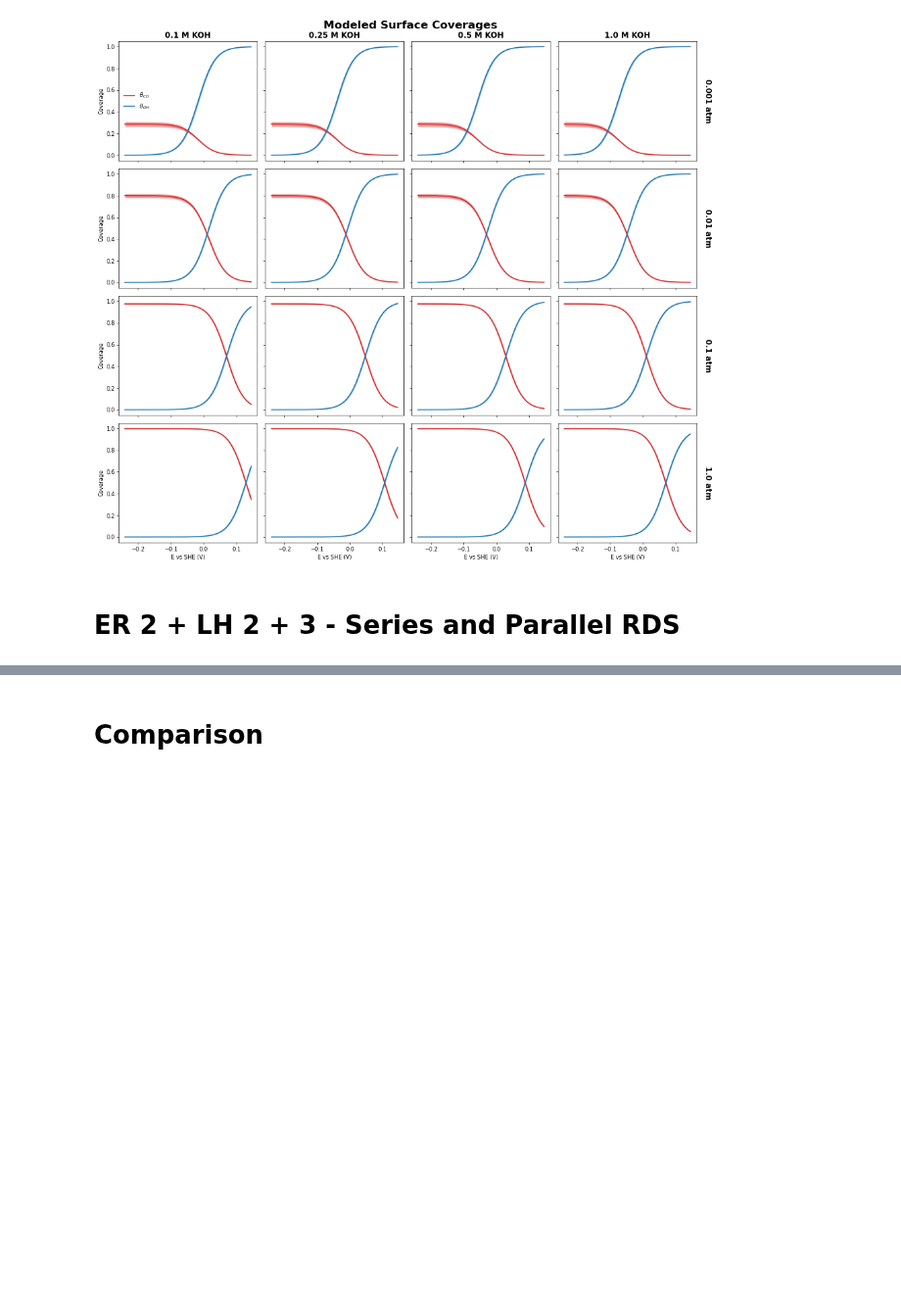
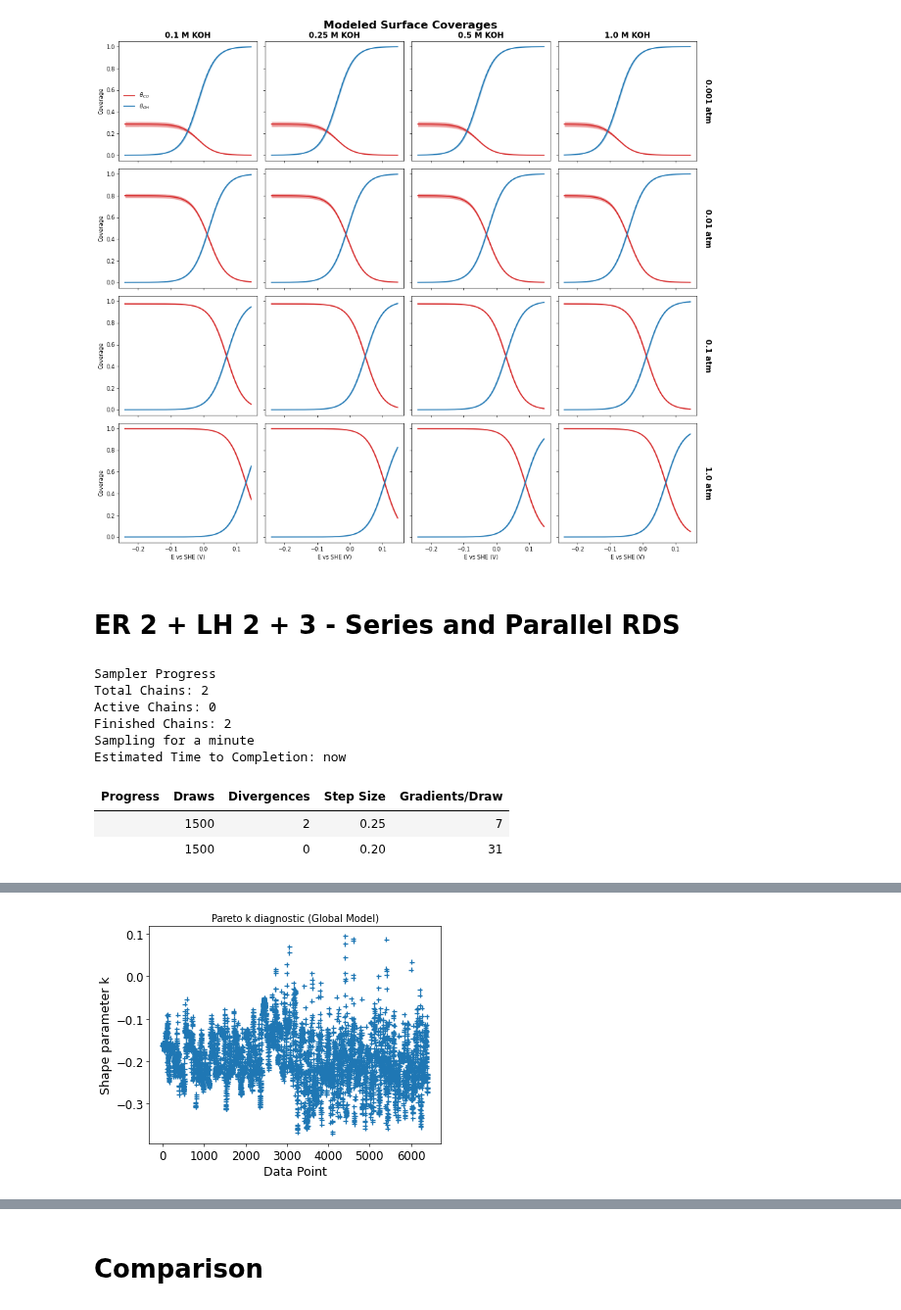
Before and after one commit to awasthivarun/MKM, a Jupyter notebook: CO_oxidation/Pt100_KOH_fitting.ipynb, the cells around one changed output, grey strips where cells are left out. Shown at 98% size. Cells and saved outputs as stored; diff of their text form; code cells hidden in the pictures; blank space fills up the shorter version.

```diff
--- a/CO_oxidation/Pt100_KOH_fitting.ipynb
+++ b/CO_oxidation/Pt100_KOH_fitting.ipynb
@@ -967,42 +891,79 @@ delta_CO: 0.579
 with pm.Model() as ER_LH_2_3:
     '''
     1. CO + * -> CO*
-    2a. CO* + OH- -> COOH* + (e-) (RDS)
-    2b. CO* + OH* -> COOH* + * (RDS)
+    2a. CO* + OH- -> COOH* + (e-) (RDS) (Reversible)
+    2b. CO* + OH* -> COOH* + * (RDS) (Reversible)
     3. COOH* + OH- -> CO2 + H2O + * + (e-) (RDS)
     4. OH- + * -> OH* + (e-)
     '''
     # Priors
-    deltaG1_0 = pm.Normal('deltaG1_0', mu=-0.5, sigma=0.2)
-    deltaG4_0 = pm.Normal('deltaG4_0', mu=0, sigma=0.2) # at 0V_SHE
-    beta_2 = pm.Normal('beta_2', mu=0.3, sigma=0.1)
-    Gact2_0_LH = 0 # Fixed at 0 eV
-    Gact2_0_ER = pm.Normal('Gact2_0_ER', mu=0, sigma=0.5) # at 0V_SHE
+    deltaG1_0 = pm.Uniform('deltaG1_0', lower=-0.6, upper=-0.1)
+    deltaG2_ER_0 = pm.Normal('deltaG2_ER_0', mu=0, sigma=0.5) # at 0V_SHE
+    deltaG4_0 = pm.Uniform('deltaG4_0', lower=-0.05, upper=0.2) # at 0V_SHE
+    deltaG2_LH_0 = deltaG2_ER_0 - deltaG4_0 # Hess' law
+    beta_2 = pm.Uniform("beta_2", lower=0, upper=0.3)
+    beta_3 = pm.Uniform("beta_3", lower=0, upper=1)
+    Gact2_LH_0 = 0 # Fixed at 0 eV
+    Gact2_ER_0 = pm.Normal('Gact2_ER_0', mu=0, sigma=0.003) # at 0V_SHE
+    Gact3_0 = pm.Normal('Gact3_0', mu=0, sigma=0.1) # at 0V_SHE
 
     # Thermodynamics
     deltaG1 = deltaG1_0
+    deltaG2_ER = deltaG2_ER_0 - E_in
+    deltaG2_LH = deltaG2_LH_0
     deltaG4 = deltaG4_0 - E_in
-    Gact2_LH = Gact2_0_LH
-    Gact2_ER = Gact2_0_ER - beta_2*E_in
+    Gact2_LH = Gact2_LH_0
+    Gact2_ER = Gact2_ER_0 - beta_2*E_in
+    Gact3 = Gact3_0 - beta_3*E_in
     log_K1 = -deltaG1/(kb_eV*T)
+    log_K2_LH = -deltaG2_LH/(kb_eV*T)
+    log_K2_ER = -deltaG2_ER/(kb_eV*T)
     log_k2_LH = np.log(kb_J*T/h) - Gact2_LH/(kb_eV*T)
     log_k2_ER = np.log(kb_J*T/h) - Gact2_ER/(kb_eV*T)
+    log_k3 = np.log(kb_J*T/h) - Gact3/(kb_eV*T)
     log_K4 = -deltaG4/(kb_eV*T)
 
+    log_C_KOH = np.log(C_KOH_in)
     term_CO = log_K1 + np.log(P_CO_in)
-    term_OH = log_K4 + np.log(C_KOH_in)
-    zeros = pt.zeros_like(term_CO + term_OH)
-    log_theta = - pm.math.logsumexp(pt.stack([zeros, term_CO+zeros, term_OH+zeros]), axis=0)
-    log_theta_CO = term_CO + log_theta
-    log_theta_OH = term_OH + log_theta
+    term_OH = log_K4 + log_C_KOH
 
-    theta_CO = pm.Deterministic('theta_CO', pm.math.exp(log_theta_CO))
-    theta_OH = pm.Deterministic('theta_OH', pm.math.exp(log_theta_OH))
+    zeros = pt.zeros_like(term_CO+term_OH)
+    log_Z = pt.logsumexp(pt.stack([zeros, term_CO+zeros, term_OH+zeros]), axis=0); Z_term = pt.exp(log_Z)
+    log_k2a_fwd = log_k2_ER + log_C_KOH; log_k2b_fwd = log_k2_LH
+    log_k2a_rev = log_k2_ER - log_K2_ER; log_k2b_rev = log_k2_LH - log_K2_LH
+    log_k3_fwd  = log_k3 + log_C_KOH
+    log_R_sink = pt.logaddexp(log_k2a_rev, log_k3_fwd); R_sink = pt.exp(log_R_sink)
+    log_a_quad = pt.logaddexp(log_k2b_fwd + term_CO + term_OH, log_Z + log_k2b_rev); a_quad = pt.exp(log_a_quad)
+    b_quad = pt.exp(log_k2a_fwd + term_CO) + pt.exp(log_Z + log_R_sink) - pt.exp(log_k2b_rev)
+    c_quad = -R_sink
+    theta = quadratic_solve(a_quad, b_quad, c_quad)
+    num_COOH = pt.exp(log_k2a_fwd + term_CO) * theta + pt.exp(log_k2b_fwd + term_CO + term_OH) * pt.sqr(theta)
+    den_COOH = R_sink + pt.exp(log_k2b_rev) * theta
+    theta_COOH = num_COOH / den_COOH
 
-    # Rate expression
-    log_rate_ER = log_k2_ER + log_theta_CO + np.log(C_KOH_in)
-    log_rate_LH = log_k2_LH + log_theta_CO + log_theta_OH
-    log_rate = pm.math.logaddexp(log_rate_ER, log_rate_LH)
+    theta_CO = pm.Deterministic('theta_CO', pt.exp(term_CO) * theta)
+    theta_OH = pm.Deterministic('theta_OH', pt.exp(term_OH) * theta)
+
+    log_rate = log_k3 + pt.log(theta_COOH) + log_C_KOH
     alpha, delta_OH, delta_CO = observables(log_rate)
 
-trace_ER_LH_2_3, loo_ER_LH_2_3 = fit_and_evaluate(ER_LH_2)
+'''
+with ER_LH_2_3:
+    map_est = pm.find_MAP()
+
+for k, v in map_est.items():
+    if not k.endswith("__") and np.size(v) == 1:
+        print(f"{k:15}: {float(v):.4f}")
+'''
+
+trace_ER_LH_2_3, loo_ER_LH_2_3 = fit_and_evaluate(ER_LH_2_3, draws=1000, tune=500, chains=2, target_accept=0.95)
+# %% [output]
+Sampler Progress
+Total Chains: 2
+Active Chains: 0
+Finished Chains: 2
+Sampling for a minute
+Estimated Time to Completion: now
+| Progress | Draws | Divergences | Step Size | Gradients/Draw |
+|  | 1500 | 2 | 0.25 | 7 |
+|  | 1500 | 0 | 0.20 | 31 |
@@ -1009,3 +982,4 @@ trace_ER_LH_2_3, loo_ER_LH_2_3 = fit_and_evaluate(ER_LH_2)
+[figure, added]
 # %%
 ppc_ER_LH_2_3 = plot_posteriors(trace_ER_LH_2_3, ER_LH_2_3)
 plot_model_fits(ppc_ER_LH_2_3); plot_coverages(trace_ER_LH_2_3)
```
Also changed, not shown: parts of 18 cells of this notebook.
